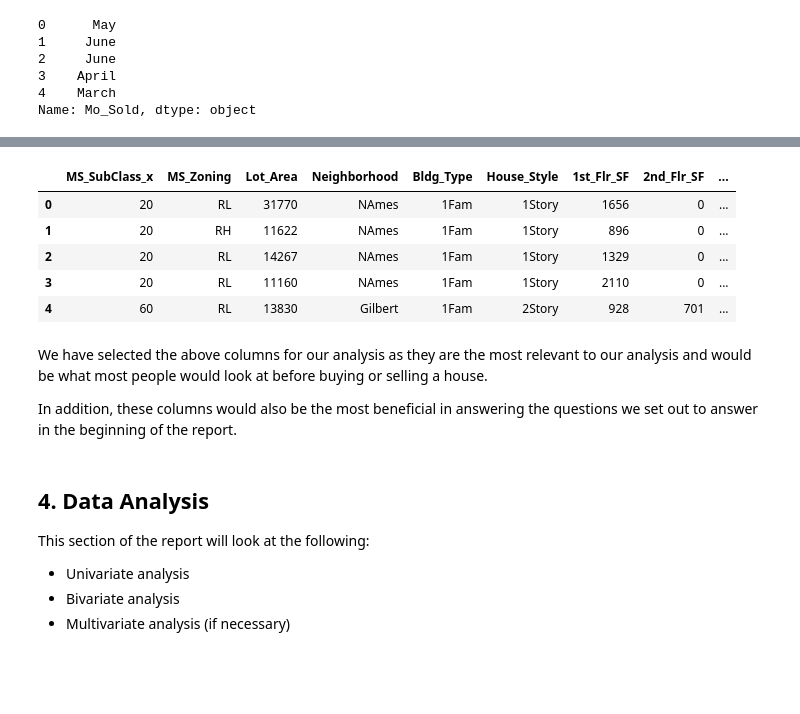
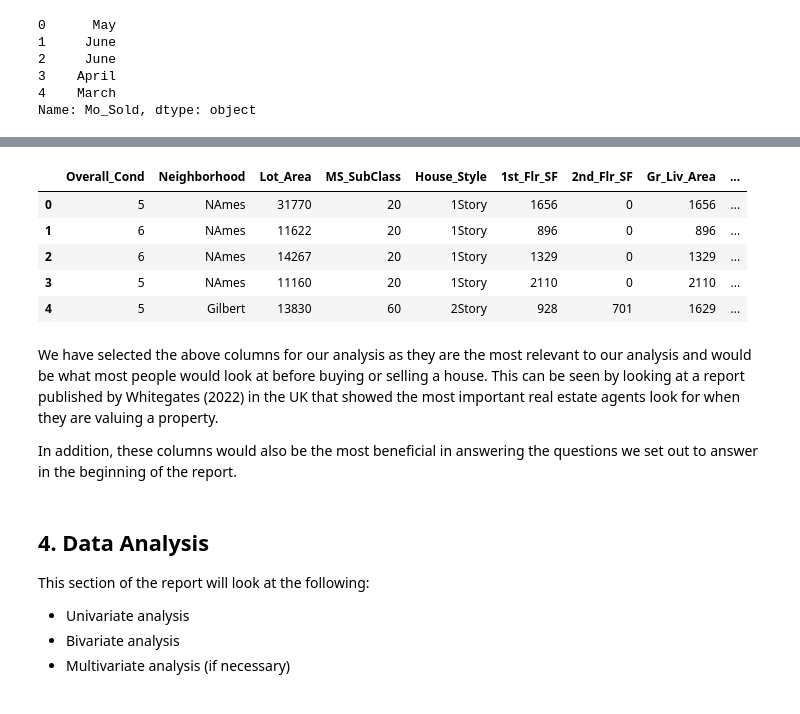
Before and after one commit to rongachoka/House_Prices_Dataset_-coursework-, a Jupyter notebook: index.ipynb, the cells around one changed output, grey strips where cells are left out. Saved outputs shown, nothing was run; the diff lists cells and outputs as text; code cells hidden in the pictures; blank space fills up the shorter version.

```diff
--- a/index.ipynb
+++ b/index.ipynb
@@ -314,7 +314,7 @@ else:
 Both PID and MS SubClass are identical in both df
 # %%
 # Merging both the housing and sales dataframes
-df = housing_df.merge(sales_df, on="PID",
+df = housing_df.merge(sales_df, on=["PID","MS_SubClass","Order"],
                              how="inner")
 df.head()
 # %% [output]
@@ -704,6 +712,6 @@ Name: House_Sale_Age, dtype: int64
 # %%
 # Dropping Columns
-cols_to_drop = ["Order_x","Order_y","PID","MS_SubClass_y"]
+cols_to_drop = ["Order","PID"]
 
 df.drop(columns=cols_to_drop, inplace=True)
 df.head()
@@ -749,24 +767,25 @@ This section of the report will look at the columns that will be used for our an
 # %%
 # Columns to keep
 
-columns_to_keep = ["MS_SubClass_x", "MS_Zoning", "Lot_Area", "Neighborhood", "Bldg_Type", "House_Style",
-                   "1st_Flr_SF", "2nd_Flr_SF", "Gr_Liv_Area", "Full_Bath","Half_Bath","Year_Built", "Mo_Sold", "Yr_Sold",
-                   "House_Sale_Age", "SalePrice"]
+columns_to_keep = ["Overall_Cond","Neighborhood","Lot_Area","MS_SubClass","House_Style",
+                   "1st_Flr_SF","2nd_Flr_SF", "Gr_Liv_Area","TotRms_AbvGrd","Full_Bath",
+                   "Year_Built","Mo_Sold","Yr_Sold", "House_Sale_Age","SalePrice"]
 
 # Creating a new df with the columns we need
 new_df = df[columns_to_keep]
 
 # Overview
 new_df.head()
 # %% [output]
-|  | MS_SubClass_x | MS_Zoning | Lot_Area | Neighborhood | Bldg_Type | House_Style | 1st_Flr_SF | 2nd_Flr_SF | ... |
-| 0 | 20 | RL | 31770 | NAmes | 1Fam | 1Story | 1656 | 0 | ... |
-| 1 | 20 | RH | 11622 | NAmes | 1Fam | 1Story | 896 | 0 | ... |
-| 2 | 20 | RL | 14267 | NAmes | 1Fam | 1Story | 1329 | 0 | ... |
-| 3 | 20 | RL | 11160 | NAmes | 1Fam | 1Story | 2110 | 0 | ... |
-| 4 | 60 | RL | 13830 | Gilbert | 1Fam | 2Story | 928 | 701 | ... |
+|  | Overall_Cond | Neighborhood | Lot_Area | MS_SubClass | House_Style | 1st_Flr_SF | 2nd_Flr_SF | Gr_Liv_Area | ... |
+| 0 | 5 | NAmes | 31770 | 20 | 1Story | 1656 | 0 | 1656 | ... |
+| 1 | 6 | NAmes | 11622 | 20 | 1Story | 896 | 0 | 896 | ... |
+| 2 | 6 | NAmes | 14267 | 20 | 1Story | 1329 | 0 | 1329 | ... |
+| 3 | 5 | NAmes | 11160 | 20 | 1Story | 2110 | 0 | 2110 | ... |
+| 4 | 5 | Gilbert | 13830 | 60 | 2Story | 928 | 701 | 1629 | ... |
 # %% [markdown]
 We have selected the above columns for our analysis as they are the most relevant to our analysis and would be what most people would look at before buying or selling a house.
+This can be seen by looking at a report published by Whitegates (2022) in the UK that showed the most important real estate agents look for when they are valuing a property.
 
 In addition, these columns would also be the most beneficial in answering the questions we set out to answer in the beginning of the report.
 # %% [markdown]
```
Also changed, not shown: parts of 40 cells of this notebook, 5 other files.
